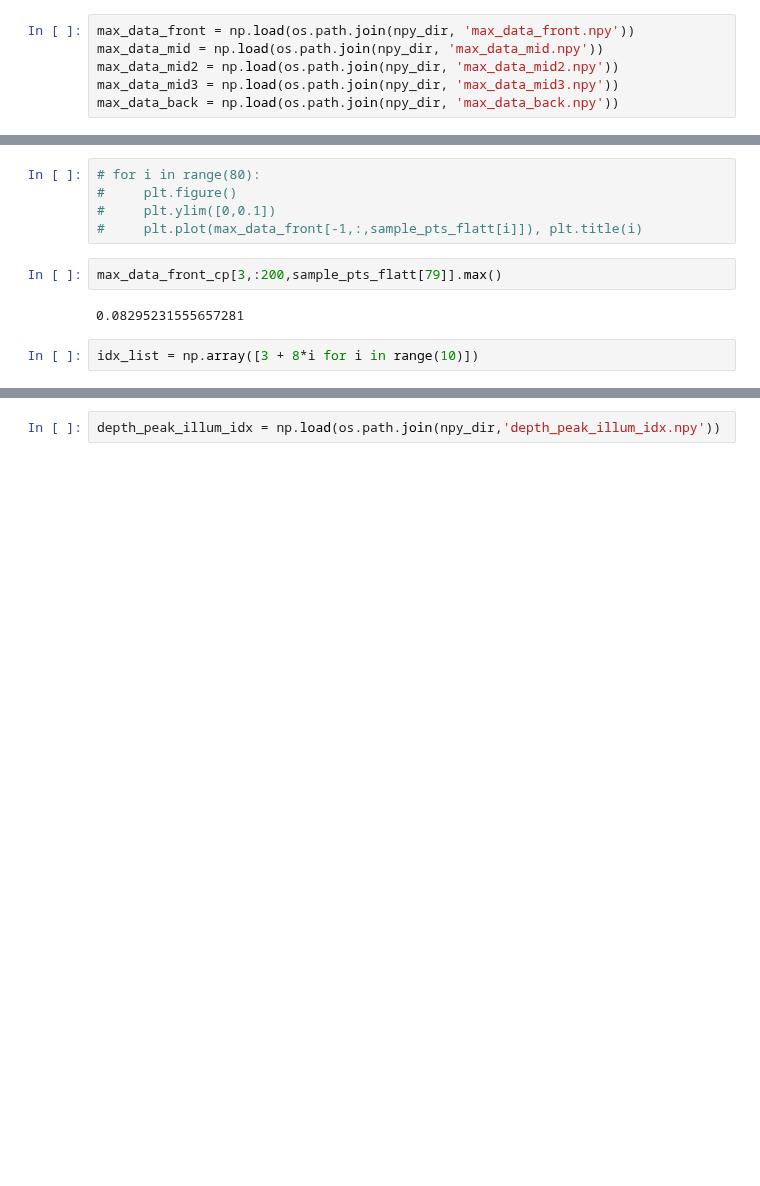
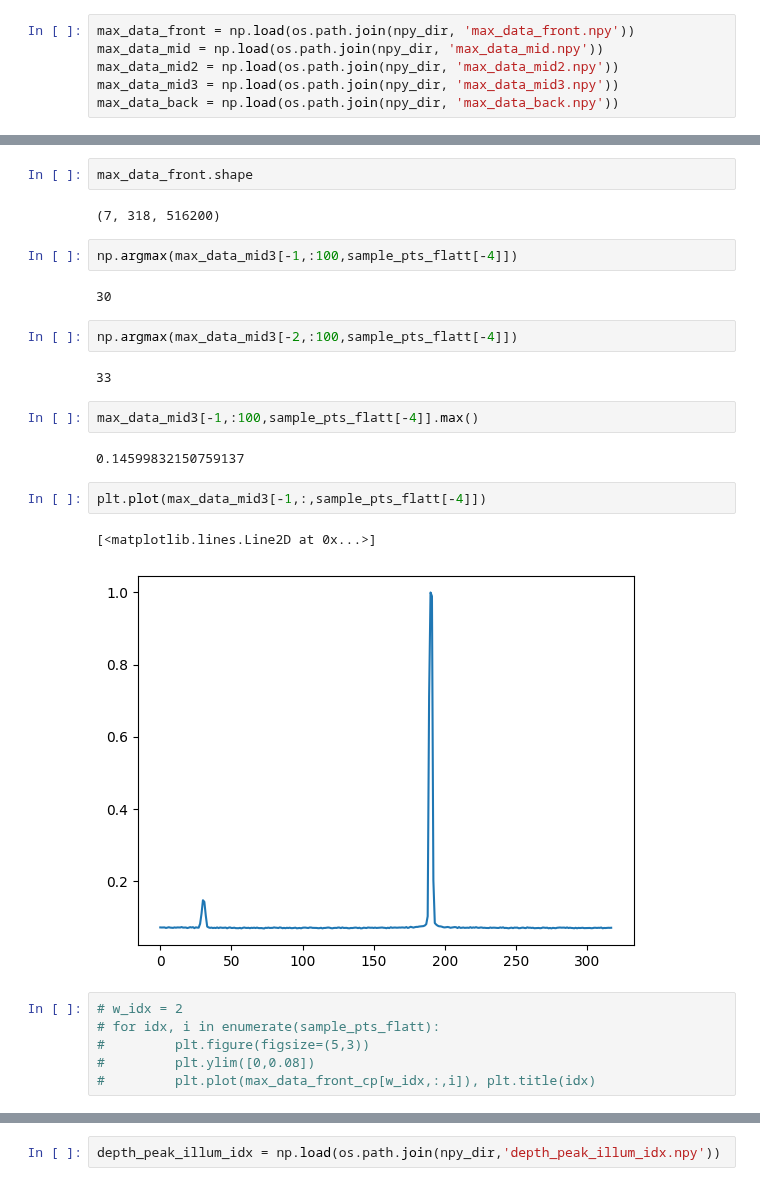
Before and after one commit to shshin1210/DSL, a Jupyter notebook: hyper_sl/image_formation/debug.ipynb, the cells around one changed output, grey strips where cells are left out. Drawn from its saved outputs; the diff is of its cells as text; blank space fills up the shorter version.

```diff
--- a/hyper_sl/image_formation/debug.ipynb
+++ b/hyper_sl/image_formation/debug.ipynb
@@ -23,11 +65,27 @@ np.median(max_data_front[0,:,sample_pts_flatt[38]])
+# %%
+max_data_front.shape
+# %% [output]
+(7, 318, 516200)
+# %%
+np.argmax(max_data_mid3[-1,:100,sample_pts_flatt[-4]])
+# %% [output]
+30
+# %%
+np.argmax(max_data_mid3[-2,:100,sample_pts_flatt[-4]])
+# %% [output]
+33
+# %%
+max_data_mid3[-1,:100,sample_pts_flatt[-4]].max()
+# %% [output]
+0.14599832150759137
+# %%
+plt.plot(max_data_mid3[-1,:,sample_pts_flatt[-4]])
+# %% [output]
+[<matplotlib.lines.Line2D at 0x...>]
+[figure, added]
 # %%
-# for i in range(80):
-#     plt.figure()
-#     plt.ylim([0,0.1])
-#     plt.plot(max_data_front[-1,:,sample_pts_flatt[i]]), plt.title(i)
+# w_idx = 2
+# for idx, i in enumerate(sample_pts_flatt):
+#         plt.figure(figsize=(5,3))
+#         plt.ylim([0,0.08])
+#         plt.plot(max_data_front_cp[w_idx,:,i]), plt.title(idx)
-# %%
-max_data_front_cp[3,:200,sample_pts_flatt[79]].max()
-# %% [output]
-0.08295231555657281
-# %%
-idx_list = np.array([3 + 8*i for i in range(10)])
```
Also changed, not shown: parts of 37 cells of this notebook, 4 other files.
